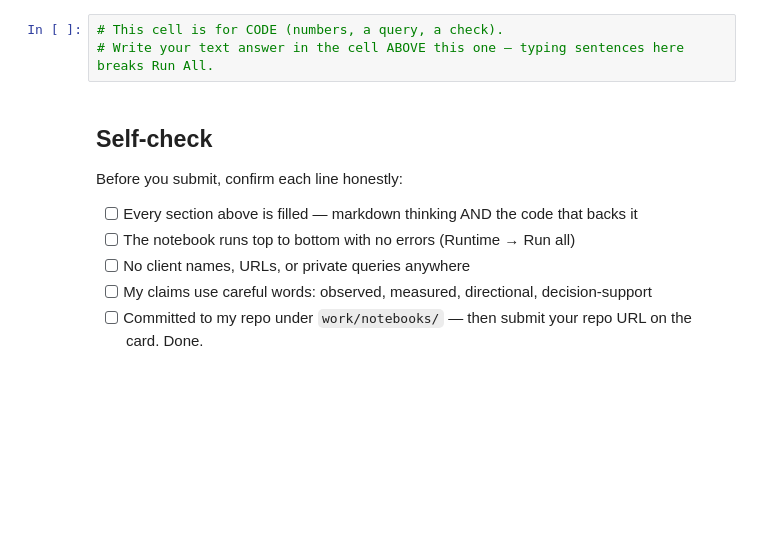
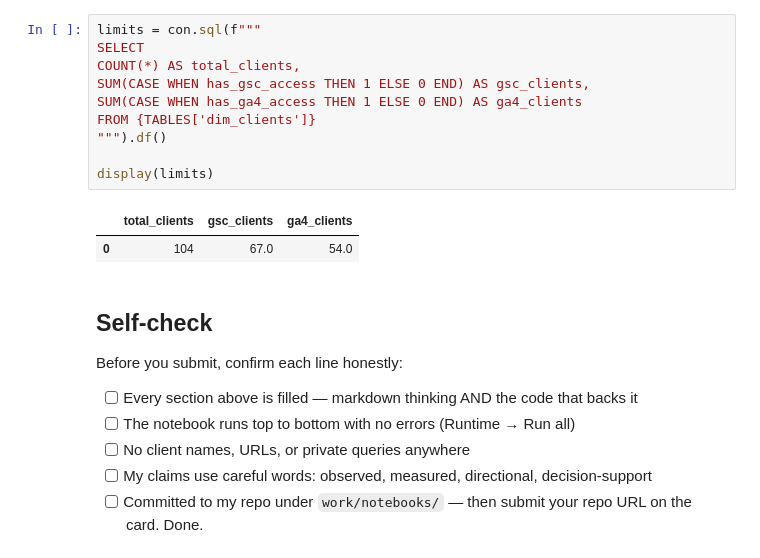
Before and after one commit to MuhammadShayan8401/flyrank-ml-internship, a Jupyter notebook: work/notebooks/w03_data_contract.ipynb, the cells around one changed output. Cells and saved outputs as stored; diff of their text form; blank space fills up the shorter version.

```diff
--- a/work/notebooks/w03_data_contract.ipynb
+++ b/work/notebooks/w03_data_contract.ipynb
@@ -34,6 +367,16 @@ This skeleton is yours to fill. Work the sections **in order** — each one has
-# %%
-# This cell is for CODE (numbers, a query, a check).
-# Write your text answer in the cell ABOVE this one — typing sentences here breaks Run All.
+# %%
+limits = con.sql(f"""
+SELECT
+COUNT(*) AS total_clients,
+SUM(CASE WHEN has_gsc_access THEN 1 ELSE 0 END) AS gsc_clients,
+SUM(CASE WHEN has_ga4_access THEN 1 ELSE 0 END) AS ga4_clients
+FROM {TABLES['dim_clients']}
+""").df()
+
+display(limits)
+# %% [output]
+|  | total_clients | gsc_clients | ga4_clients |
+| 0 | 104 | 67.0 | 54.0 |
 # %% [markdown]
 ## Self-check
 
```
Also changed, not shown: parts of 18 cells of this notebook.
